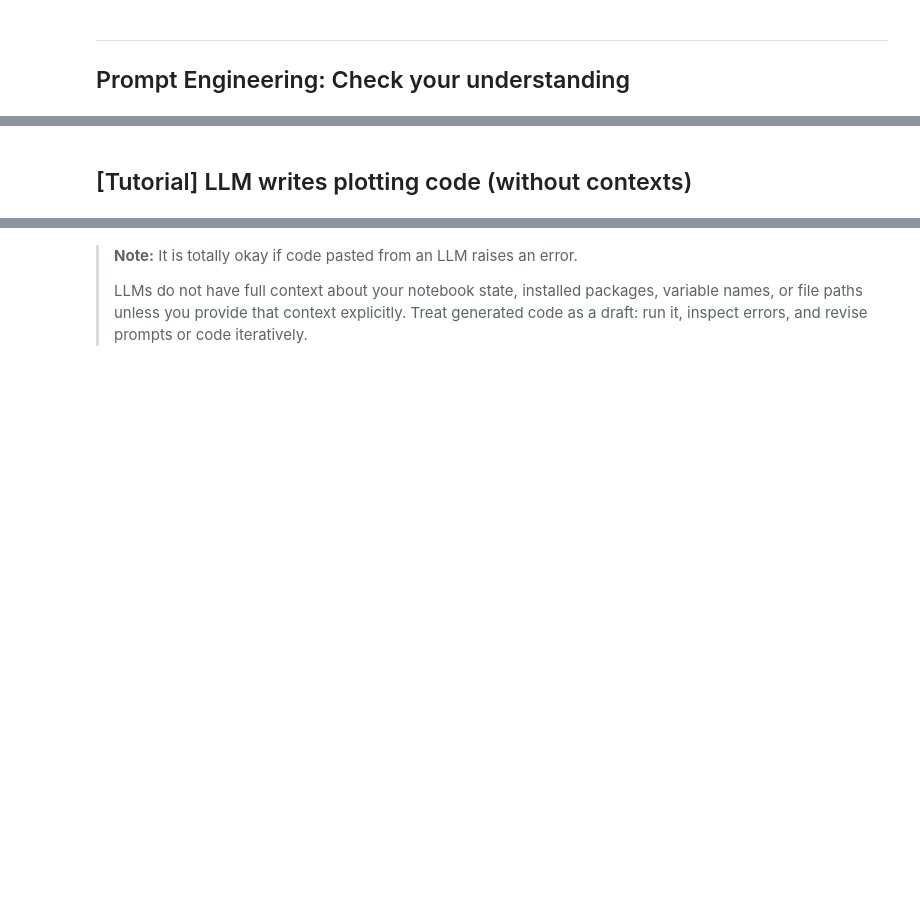
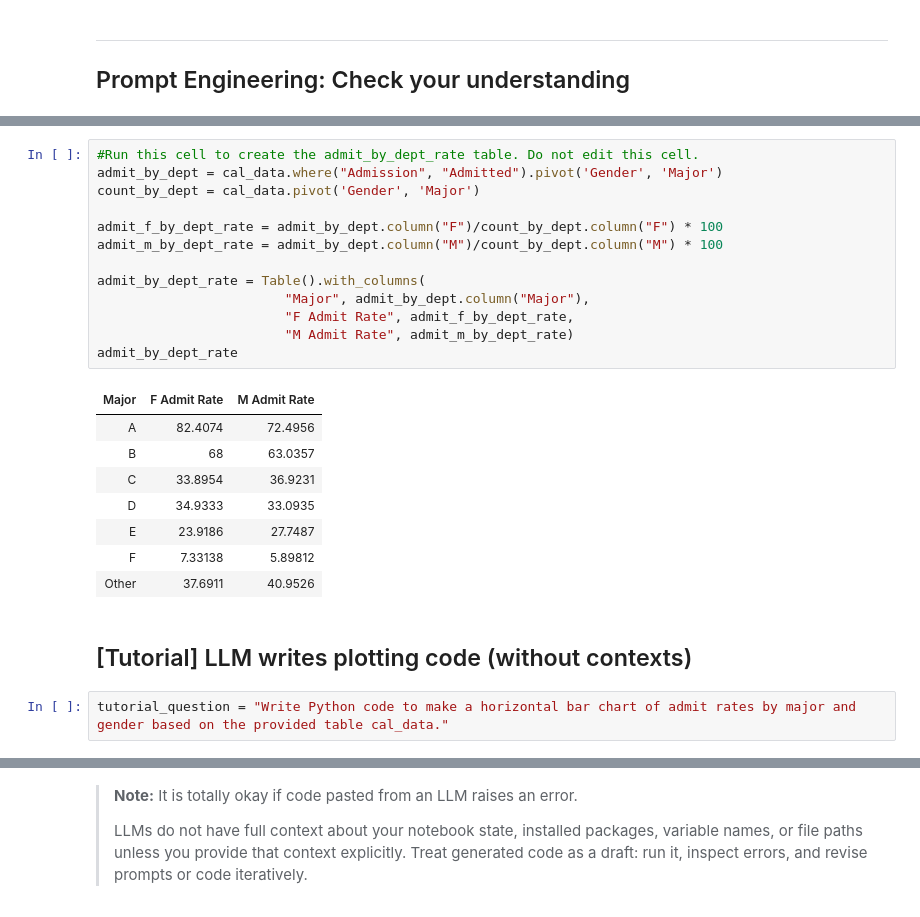
Before and after one commit to dubois-ctds/dubois-ctds.github.io, a Jupyter notebook: symposium/curriculum03/lab03_ai_blank.ipynb, the cells around one changed output, grey strips where cells are left out. Saved outputs shown, nothing was run; the diff lists cells and outputs as text; blank space fills up the shorter version.

```diff
--- a/symposium/curriculum03/lab03_ai_blank.ipynb
+++ b/symposium/curriculum03/lab03_ai_blank.ipynb
@@ -209,3 +225,27 @@ In Workshop 2: Visualization, you created a `num_applicant` table that shows the
+# %%
+#Run this cell to create the admit_by_dept_rate table. Do not edit this cell.
+admit_by_dept = cal_data.where("Admission", "Admitted").pivot('Gender', 'Major')
+count_by_dept = cal_data.pivot('Gender', 'Major')
+
+admit_f_by_dept_rate = admit_by_dept.column("F")/count_by_dept.column("F") * 100
+admit_m_by_dept_rate = admit_by_dept.column("M")/count_by_dept.column("M") * 100
+
+admit_by_dept_rate = Table().with_columns(
+                        "Major", admit_by_dept.column("Major"),
+                        "F Admit Rate", admit_f_by_dept_rate,
+                        "M Admit Rate", admit_m_by_dept_rate)
+admit_by_dept_rate
+# %% [output]
+| Major | F Admit Rate | M Admit Rate |
+| A | 82.4074 | 72.4956 |
+| B | 68 | 63.0357 |
+| C | 33.8954 | 36.9231 |
+| D | 34.9333 | 33.0935 |
+| E | 23.9186 | 27.7487 |
+| F | 7.33138 | 5.89812 |
+| Other | 37.6911 | 40.9526 |
 # %% [markdown]
 ## [Tutorial] LLM writes plotting code (without contexts)
+# %%
+tutorial_question = "Write Python code to make a horizontal bar chart of admit rates by major and gender based on the provided table cal_data."
 # %%
```
Also changed, not shown: parts of 17 cells of this notebook, 2 other files.
